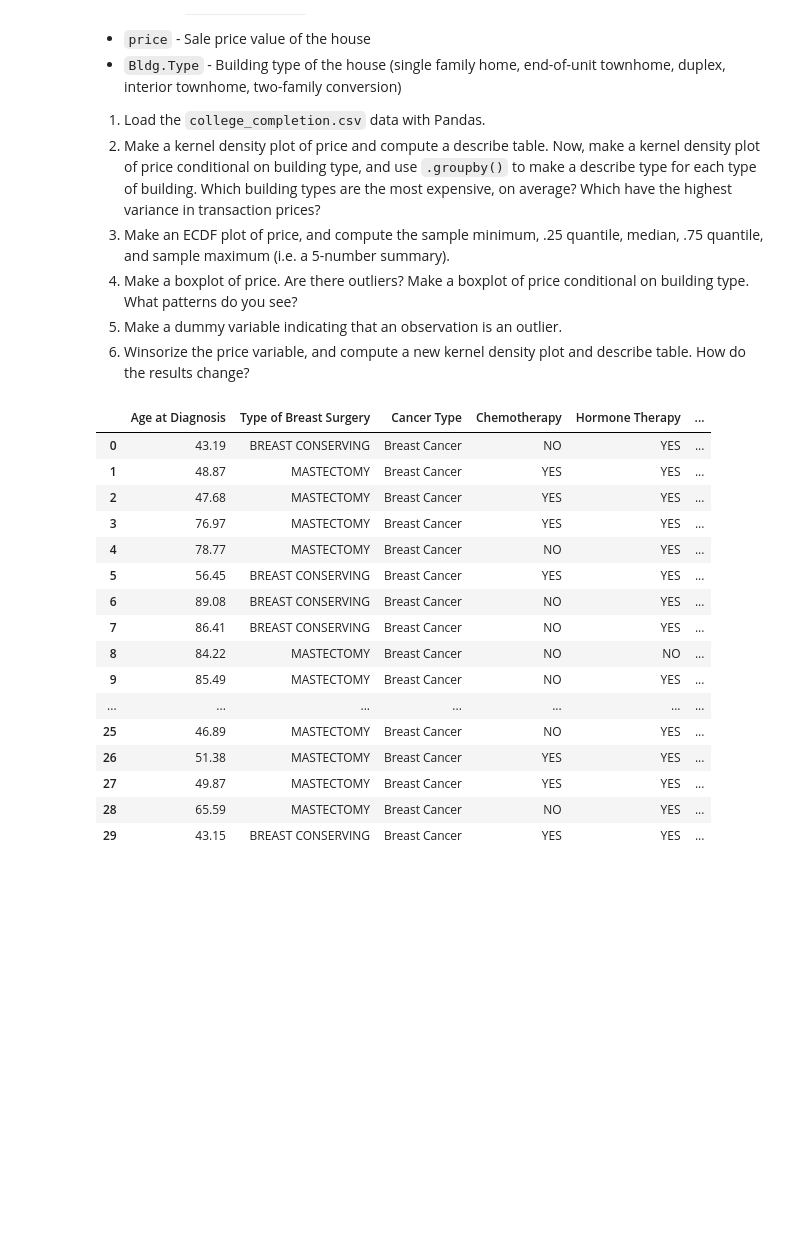
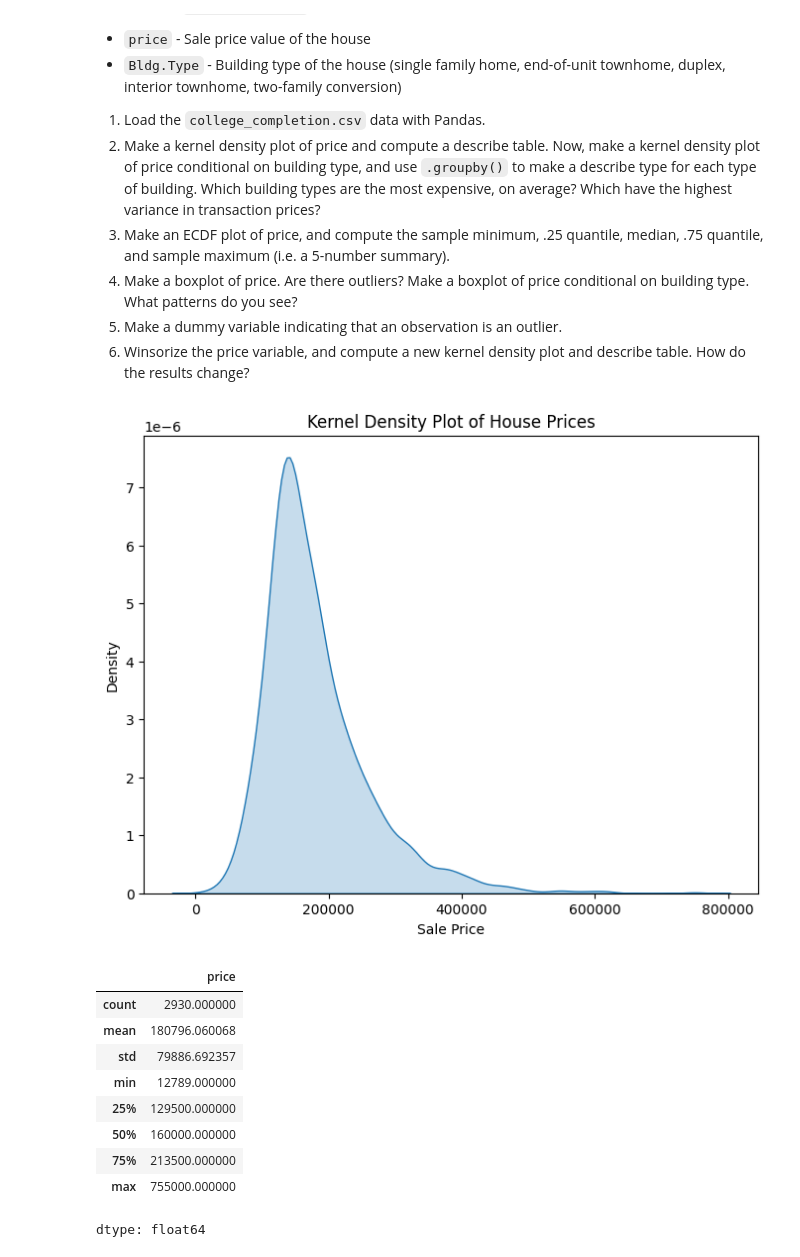
Before and after one commit to thomashooks53/undergrad_ml_assignments, a Jupyter notebook: 01_assignment_wrangling_and_eda.ipynb, the cells around one changed output. Saved outputs shown, nothing was run; the diff lists cells and outputs as text; code cells hidden in the pictures; blank space fills up the shorter version.

```diff
--- a/01_assignment_wrangling_and_eda.ipynb
+++ b/01_assignment_wrangling_and_eda.ipynb
@@ -655,27 +655,32 @@ We'll use the `ames_prices.csv` dataset. The "relevant" variables for this quest
 4. Make a boxplot of price. Are there outliers? Make a boxplot of price conditional on building type. What patterns do you see?
 5. Make a dummy variable indicating that an observation is an outlier.
 6. Winsorize the price variable, and compute a new kernel density plot and describe table. How do the results change?
-# %%
-#Question 7
-
-#Part 1
-prices = pd.read_csv("/content/data/metabric.csv")
-prices.head(30)
-# %% [output]
-|  | Age at Diagnosis | Type of Breast Surgery | Cancer Type | Chemotherapy | Hormone Therapy | ... |
-| 0 | 43.19 | BREAST CONSERVING | Breast Cancer | NO | YES | ... |
-| 1 | 48.87 | MASTECTOMY | Breast Cancer | YES | YES | ... |
-| 2 | 47.68 | MASTECTOMY | Breast Cancer | YES | YES | ... |
-| 3 | 76.97 | MASTECTOMY | Breast Cancer | YES | YES | ... |
-| 4 | 78.77 | MASTECTOMY | Breast Cancer | NO | YES | ... |
-| 5 | 56.45 | BREAST CONSERVING | Breast Cancer | YES | YES | ... |
-| 6 | 89.08 | BREAST CONSERVING | Breast Cancer | NO | YES | ... |
-| 7 | 86.41 | BREAST CONSERVING | Breast Cancer | NO | YES | ... |
-| 8 | 84.22 | MASTECTOMY | Breast Cancer | NO | NO | ... |
-| 9 | 85.49 | MASTECTOMY | Breast Cancer | NO | YES | ... |
-| ... | ... | ... | ... | ... | ... | ... |
-| 25 | 46.89 | MASTECTOMY | Breast Cancer | NO | YES | ... |
-| 26 | 51.38 | MASTECTOMY | Breast Cancer | YES | YES | ... |
-| 27 | 49.87 | MASTECTOMY | Breast Cancer | YES | YES | ... |
-| 28 | 65.59 | MASTECTOMY | Breast Cancer | NO | YES | ... |
-| 29 | 43.15 | BREAST CONSERVING | Breast Cancer | YES | YES | ... |
+# %%
+#Question 7
+
+#Part 1
+ames = pd.read_csv("/content/data/ames_prices.csv")
+ames.head(10)
+
+#Part 2
+plt.figure(figsize=(8,6))
+sns.kdeplot(ames['price'], fill=True)
+plt.xlabel("Sale Price")
+plt.ylabel("Density")
+plt.title("Kernel Density Plot of House Prices")
+plt.show()
+
+# Describe table
+display(ames['price'].describe())
+# %% [output]
+[figure, added]
+|  | price |
+| count | 2930.000000 |
+| mean | 180796.060068 |
+| std | 79886.692357 |
+| min | 12789.000000 |
+| 25% | 129500.000000 |
+| 50% | 160000.000000 |
+| 75% | 213500.000000 |
+| max | 755000.000000 |
+dtype: float64
```
